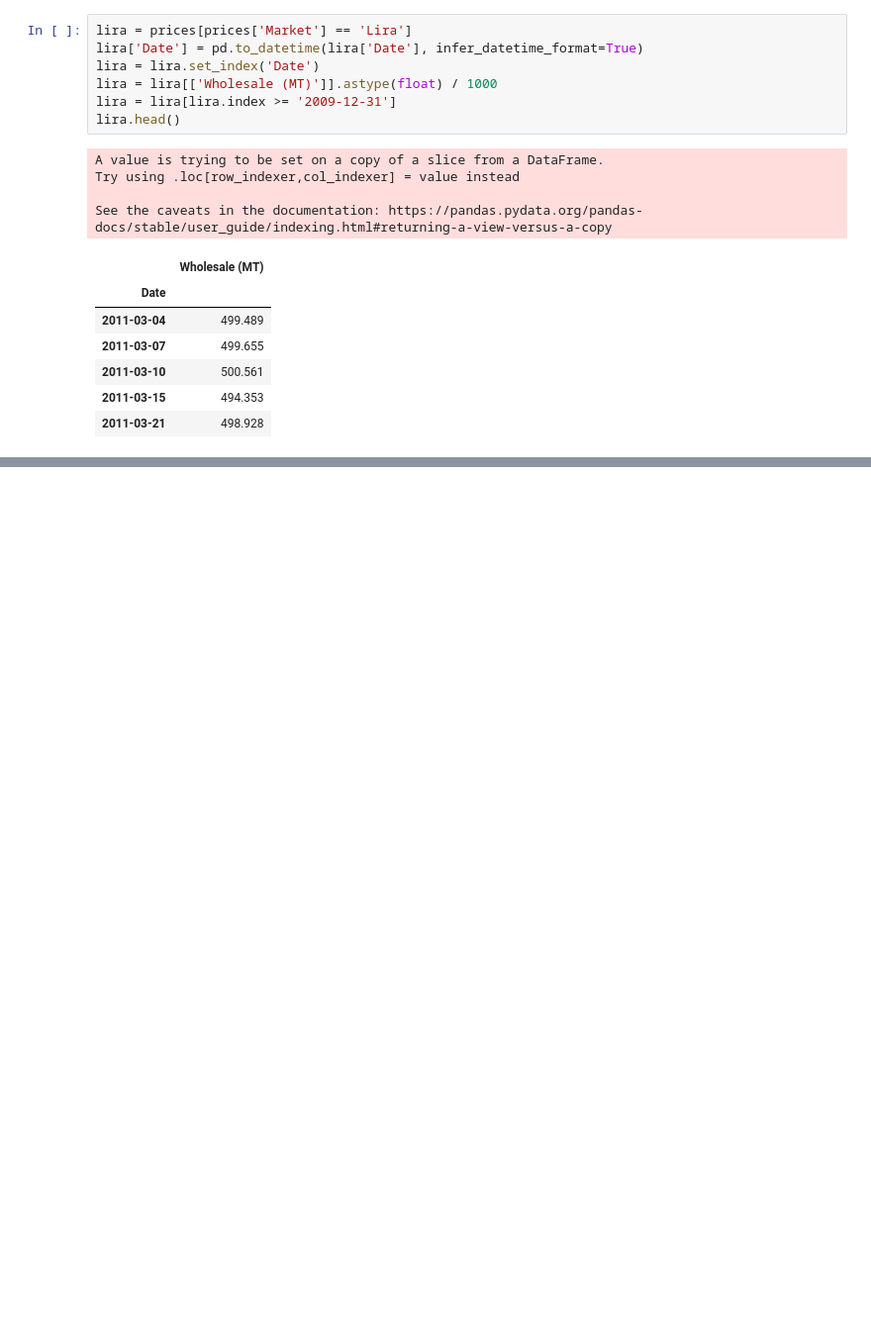
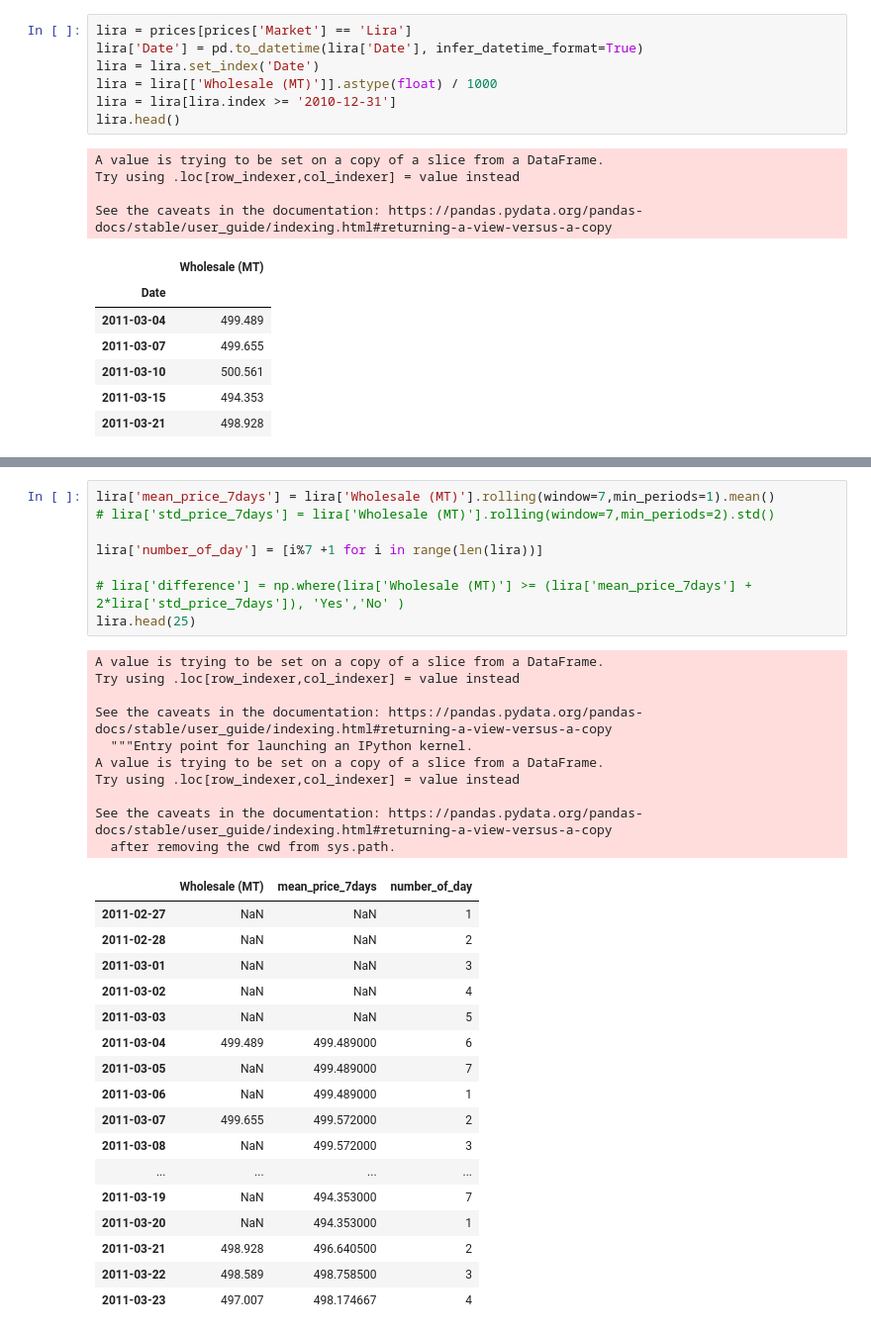
Before and after one commit to CodingDuckmx/Sauti-Africa-Market-Monitoring, a Jupyter notebook: maize_first_steps.ipynb, the cells around one changed output, grey strips where cells are left out. Shown at 99% size. Drawn from its saved outputs; the diff is of its cells as text; blank space fills up the shorter version.

```diff
--- a/maize_first_steps.ipynb
+++ b/maize_first_steps.ipynb
@@ -33,7 +35,7 @@ lira = prices[prices['Market'] == 'Lira']
 lira['Date'] = pd.to_datetime(lira['Date'], infer_datetime_format=True)
 lira = lira.set_index('Date')
 lira = lira[['Wholesale (MT)']].astype(float) / 1000
-lira = lira[lira.index >= '2009-12-31']
+lira = lira[lira.index >= '2010-12-31']
 lira.head()
 # %% [output]
 A value is trying to be set on a copy of a slice from a DataFrame.
@@ -98,0 +96,36 @@ lira[lira.index >= '2018-12-31'].tail(50)
+# %%
+lira['mean_price_7days'] = lira['Wholesale (MT)'].rolling(window=7,min_periods=1).mean()
+# lira['std_price_7days'] = lira['Wholesale (MT)'].rolling(window=7,min_periods=2).std()
+
+lira['number_of_day'] = [i%7 +1 for i in range(len(lira))]
+
+# lira['difference'] = np.where(lira['Wholesale (MT)'] >= (lira['mean_price_7days'] + 2*lira['std_price_7days']), 'Yes','No' )
+lira.head(25)
+# %% [output]
+A value is trying to be set on a copy of a slice from a DataFrame.
+Try using .loc[row_indexer,col_indexer] = value instead
+
+See the caveats in the documentation: https://pandas.pydata.org/pandas-docs/stable/user_guide/indexing.html#returning-a-view-versus-a-copy
+  """Entry point for launching an IPython kernel.
+A value is trying to be set on a copy of a slice from a DataFrame.
+Try using .loc[row_indexer,col_indexer] = value instead
+
+See the caveats in the documentation: https://pandas.pydata.org/pandas-docs/stable/user_guide/indexing.html#returning-a-view-versus-a-copy
+  after removing the cwd from sys.path.
+|  | Wholesale (MT) | mean_price_7days | number_of_day |
+| 2011-02-27 | NaN | NaN | 1 |
+| 2011-02-28 | NaN | NaN | 2 |
+| 2011-03-01 | NaN | NaN | 3 |
+| 2011-03-02 | NaN | NaN | 4 |
+| 2011-03-03 | NaN | NaN | 5 |
+| 2011-03-04 | 499.489 | 499.489000 | 6 |
+| 2011-03-05 | NaN | 499.489000 | 7 |
+| 2011-03-06 | NaN | 499.489000 | 1 |
+| 2011-03-07 | 499.655 | 499.572000 | 2 |
+| 2011-03-08 | NaN | 499.572000 | 3 |
+| ... | ... | ... | ... |
+| 2011-03-19 | NaN | 494.353000 | 7 |
+| 2011-03-20 | NaN | 494.353000 | 1 |
+| 2011-03-21 | 498.928 | 496.640500 | 2 |
+| 2011-03-22 | 498.589 | 498.758500 | 3 |
+| 2011-03-23 | 497.007 | 498.174667 | 4 |
```
Also changed, not shown: parts of 11 cells of this notebook, 1 other file.
